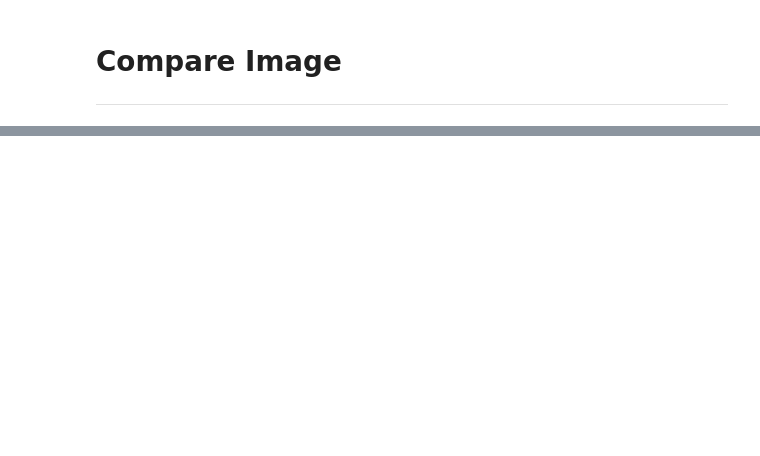
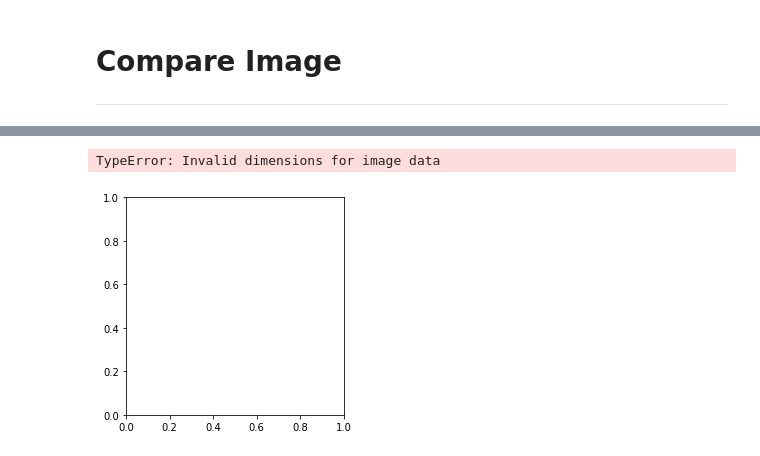
Before and after one commit to KICU1129/DepthImageGAN, a Jupyter notebook: analysis/eda.ipynb, the cells around one changed output, grey strips where cells are left out. Drawn from its saved outputs; the diff is of its cells as text; code cells hidden in the pictures; blank space fills up the shorter version.

```diff
--- a/analysis/eda.ipynb
+++ b/analysis/eda.ipynb
@@ -151,0 +227,5 @@ for i in range(5):
+# %%
+plt.imshow(im_semi["fake"][ind].mean(axis=1),cmap="jet", vmin = 0, vmax =255)
+# %% [output]
+TypeError: Invalid dimensions for image data
+[figure, added]
```
Also changed, not shown: parts of 15 cells of this notebook, 1 other file.
